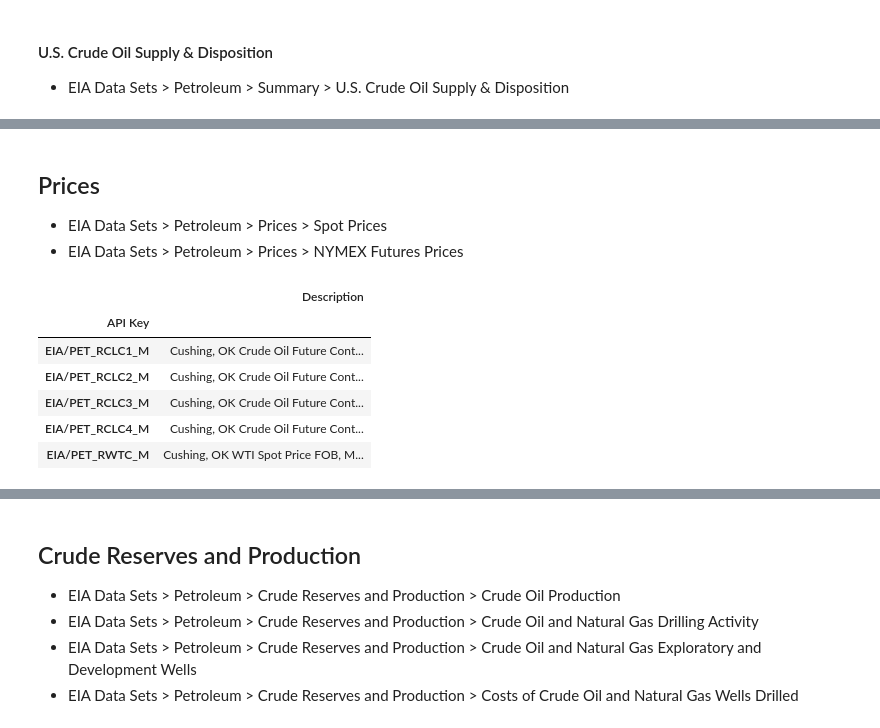
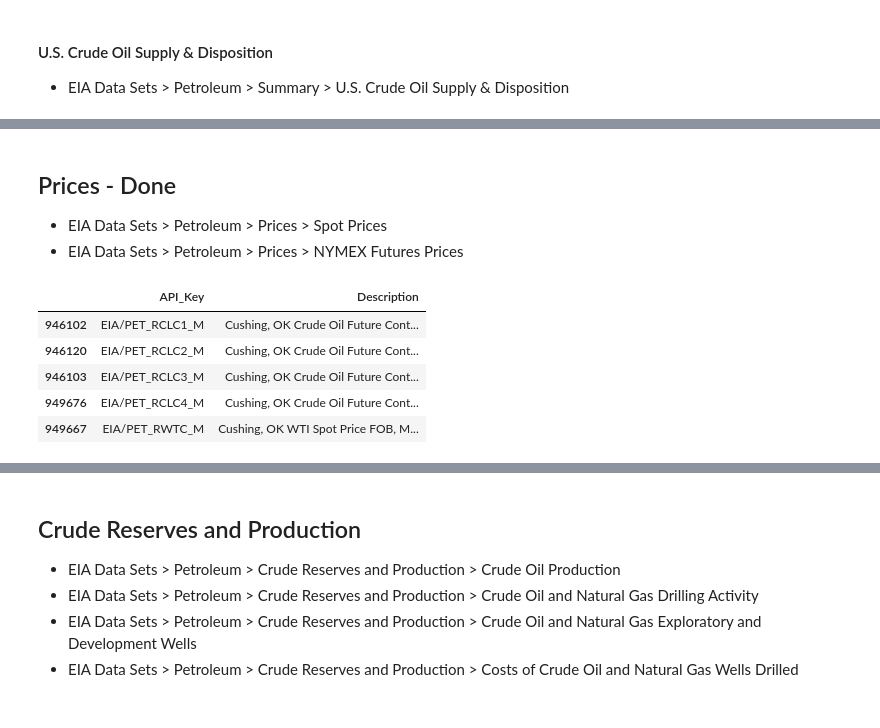
Before and after one commit to limitup/Chipy_Mentorship, a Jupyter notebook: test_sample_set.ipynb, the cells around one changed output, grey strips where cells are left out. Cells and saved outputs as stored; diff of their text form; code cells hidden in the pictures.

```diff
--- a/test_sample_set.ipynb
+++ b/test_sample_set.ipynb
@@ -8,7 +5,7 @@ http://api.eia.gov/bulk/PET.zip
 # Pulled API codes from Quandl
 https://www.quandl.com/api/v3/databases/EIA/codes
 # %%
-eia_codes = pd.read_csv('EIA-datasets-codes.csv',names=['API Key','Description'])
+eia_codes = pd.read_csv('EIA-datasets-codes.csv',names=['API_Key','Description'])
 eia_codes.info()
 # %% [output]
 <class 'pandas.core.frame.DataFrame'>
@@ -260,17 +212,15 @@ csd_df.tail()
 # %% [markdown]
-## Prices
+## Prices - Done
 - EIA Data Sets > Petroleum > Prices > Spot Prices
 - EIA Data Sets > Petroleum > Prices > NYMEX Futures Prices
 # %%
-prices = eia_codes[eia_codes['API Key'].str.contains('^EIA/PET_R[WC].*_M$',regex=True)]
-prices = prices.set_index('API Key').sort_index()
-prices_list = list(prices.index)
-prices
+prices = eia_codes[eia_codes['API_Key'].str.contains('^EIA/PET_R[WC].*_M$',regex=True)]
+prices_list = list(prices.API_Key)
+prices.sort_values(by='API_Key')
 # %% [output]
-|  | Description |
-| API Key |  |
-| EIA/PET_RCLC1_M | Cushing, OK Crude Oil Future Cont... |
-| EIA/PET_RCLC2_M | Cushing, OK Crude Oil Future Cont... |
-| EIA/PET_RCLC3_M | Cushing, OK Crude Oil Future Cont... |
-| EIA/PET_RCLC4_M | Cushing, OK Crude Oil Future Cont... |
-| EIA/PET_RWTC_M | Cushing, OK WTI Spot Price FOB, M... |
+|  | API_Key | Description |
+| 946102 | EIA/PET_RCLC1_M | Cushing, OK Crude Oil Future Cont... |
+| 946120 | EIA/PET_RCLC2_M | Cushing, OK Crude Oil Future Cont... |
+| 946103 | EIA/PET_RCLC3_M | Cushing, OK Crude Oil Future Cont... |
+| 949676 | EIA/PET_RCLC4_M | Cushing, OK Crude Oil Future Cont... |
+| 949667 | EIA/PET_RWTC_M | Cushing, OK WTI Spot Price FOB, M... |
```
Also changed, not shown: parts of 39 cells of this notebook.
